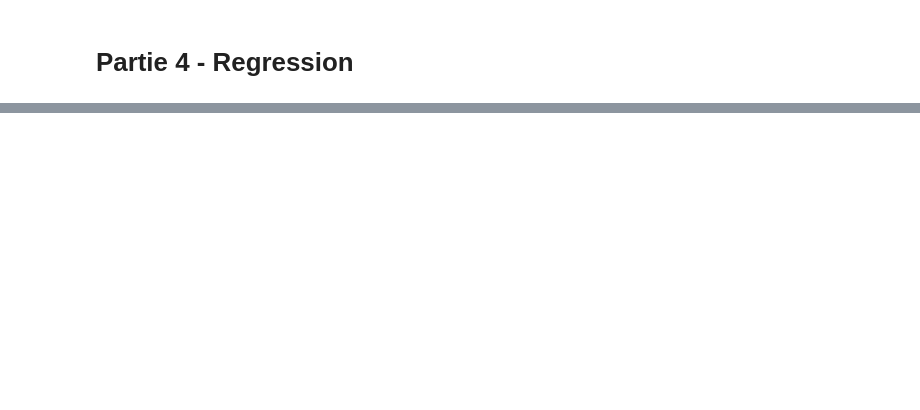
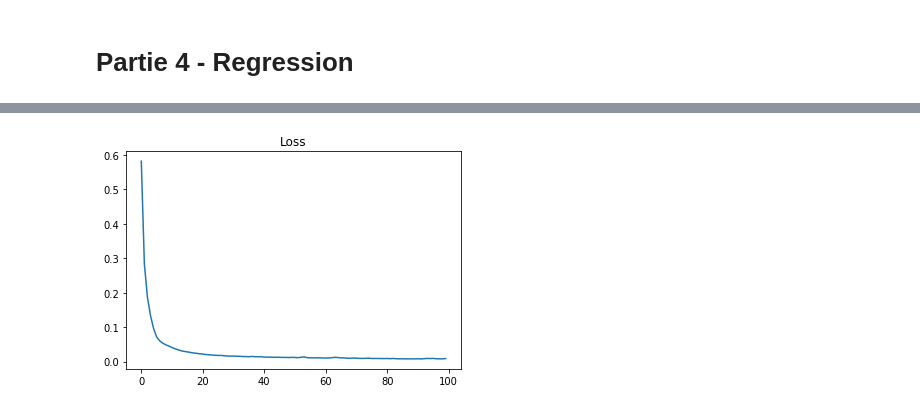
Before and after one commit to ALavault/DL, a Jupyter notebook: MP1/MP1.ipynb, the cells around one changed output, grey strips where cells are left out. Cells and saved outputs as stored; diff of their text form; code cells hidden in the pictures; blank space fills up the shorter version.

```diff
--- a/MP1/MP1.ipynb
+++ b/MP1/MP1.ipynb
@@ -581,0 +855,29 @@ np_utils.to_categorical(Y_train[3], 3)
+# %%
+autoencoder = Sequential()
+from keras.layers import Dense, Activation, Flatten, Conv2D, MaxPooling2D, UpSampling2D, BatchNormalization
+from keras.callbacks import History
+history5 = History()
+input_img = (72, 72, 1)
+neurons = 32
+autoencoder.add( Conv2D(neurons, (3, 3), input_shape = input_img, activation='relu', padding='same'))
+
+autoencoder.add( MaxPooling2D((2, 2)))
+autoencoder.add( Conv2D(neurons, (3, 3), activation='relu', padding='same') )
+
+autoencoder.add(MaxPooling2D((2, 2)) )
+autoencoder.add( Conv2D(neurons, (3, 3), activation='relu', padding='same') )
+
+autoencoder.add(MaxPooling2D((2, 2)) )
+autoencoder.add( Conv2D(neurons, (3, 3), activation='relu', padding='same') )
+autoencoder.add( BatchNormalization())
+
+autoencoder.add( UpSampling2D((2, 2)) )
+autoencoder.add( Conv2D(neurons, (3, 3), activation='relu', padding='same') )
+autoencoder.add( UpSampling2D((2, 2)) )
+autoencoder.add( Conv2D(neurons, (3, 3), activation='relu', padding='same') )
+autoencoder.add( UpSampling2D((2, 2)) )
+autoencoder.add(Conv2D(1, (3, 3), activation='sigmoid', padding='same') )
+
+autoencoder.compile(optimizer='adam', loss='binary_crossentropy')
+
+autoencoder.fit(XX_train, XX_true,epochs=100,batch_size=128, shuffle = True,callbacks=[history5], validation_data = (XX_test,XX_test_true) )
@@ -581,0 +939,10 @@ np_utils.to_categorical(Y_train[3], 3)
+# %%
+plt.figure();
+plt.plot(history5.history['loss'])
+plt.title('Loss')
+
+
+plt.savefig('figures/part6_cnn')
+plt.show()
+# %% [output]
+[figure, added]
```
Also changed, not shown: parts of 39 cells of this notebook, 5 other files.
